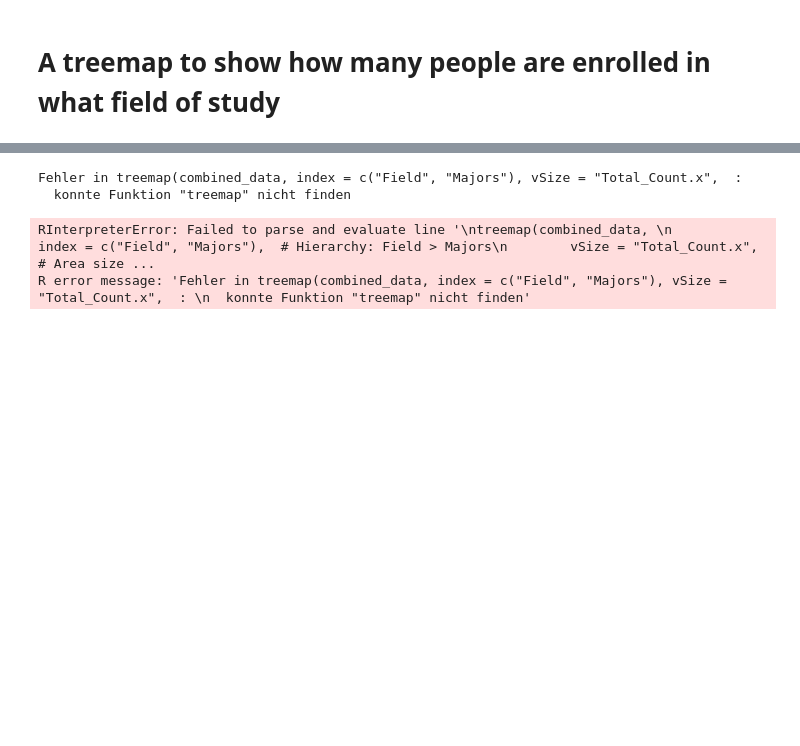
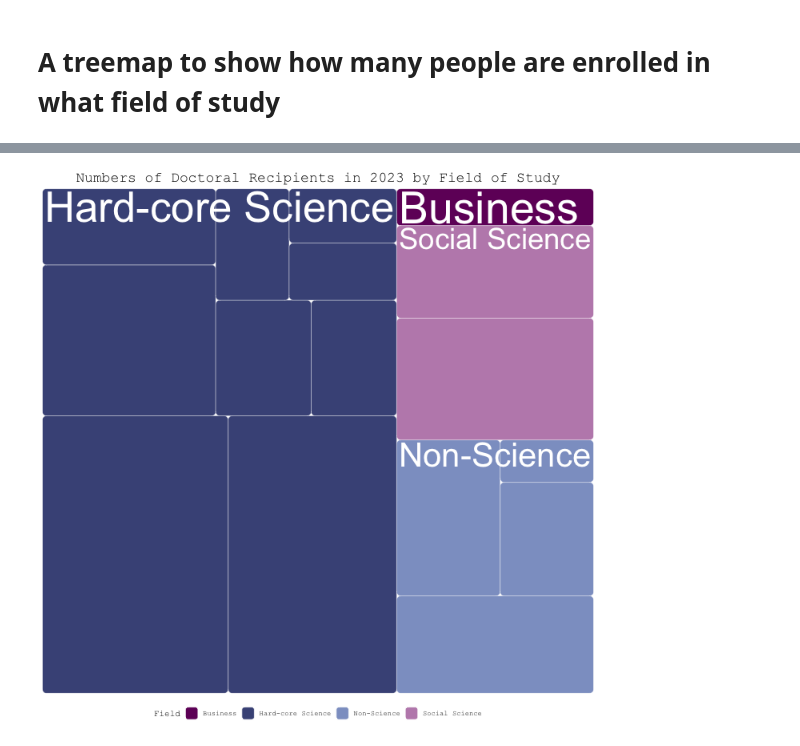
Before and after one commit to yatingw24/phd, a Jupyter notebook: ggplot_dist.ipynb, the cells around one changed output, grey strips where cells are left out. Saved outputs shown, nothing was run; the diff lists cells and outputs as text; code cells hidden in the pictures; blank space fills up the shorter version.

```diff
--- a/ggplot_dist.ipynb
+++ b/ggplot_dist.ipynb
@@ -444,0 +361,6 @@ head(combined_data)
+# %%
+%%R
+
+piv <- data %>%
+    group_by(Field, Major) %>%
+    summarise(count = sum(Count))
@@ -445,13 +408,22 @@ head(combined_data)
 # %%
-%%R
+%%R -w 700 -h 700
 
-treemap(combined_data,
-        index = c("Field", "Majors"),  # Hierarchy: Field > Majors
-        vSize = "Total_Count.x",
-        vColor = "Total_Count.y",
-        draw = TRUE)
+custom_colors <- c(
+    "Hard-core Science" = "#485487",
+    "Social Science" = "#bf8cb9",
+    "Non-Science" = "#8da0cb",
+    "Business" = "#711568"
+)
+
+ggplot(piv) +
+    aes(area = count, fill = Field, label = Major, subgroup = Field) +
+    geom_treemap(color = "white", size = 0.5, radius = unit(5, "pt")) +
+    geom_treemap_subgroup_text(place = "topleft", grow = TRUE, color = "white", size = 0.2) +
+    scale_fill_manual(values = custom_colors) +
+    labs(title = "Numbers of Doctoral Recipients in 2023 by Field of Study", fill = "Field", size = 30) +
+    theme_minimal() +
+    theme(legend.position = "bottom",
+          text = element_text(family = "Courier New"),
+          plot.title = element_text(size = 18, hjust = 0.5))
 # %% [output]
-Fehler in treemap(combined_data, index = c("Field", "Majors"), vSize = "Total_Count.x",  :
-  konnte Funktion "treemap" nicht finden
-RInterpreterError: Failed to parse and evaluate line '\ntreemap(combined_data, \n        index = c("Field", "Majors"),  # Hierarchy: Field > Majors\n        vSize = "Total_Count.x",        # Area size ...
-R error message: 'Fehler in treemap(combined_data, index = c("Field", "Majors"), vSize = "Total_Count.x",  : \n  konnte Funktion "treemap" nicht finden'
+[figure, added]
```
Also changed, not shown: parts of 13 cells of this notebook, 1 other file.
